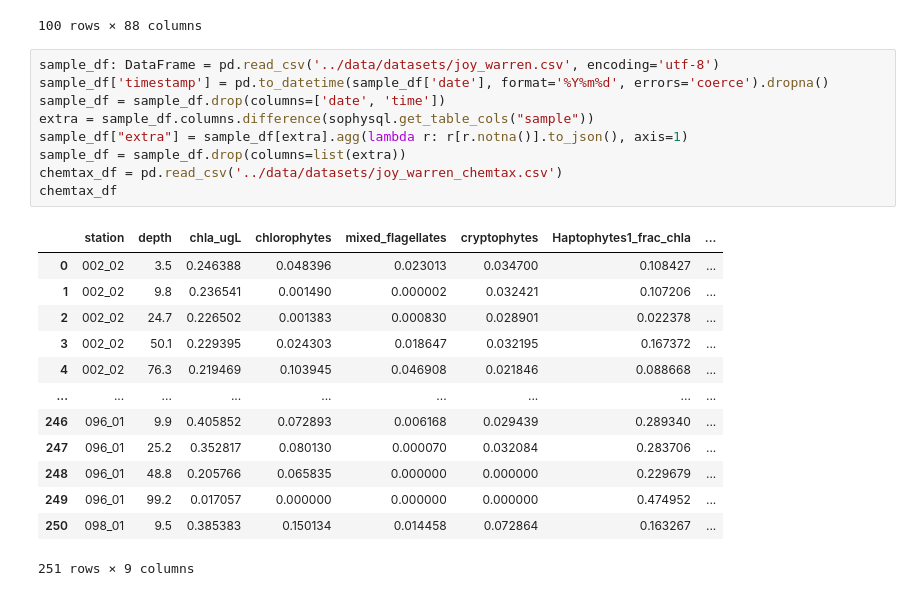
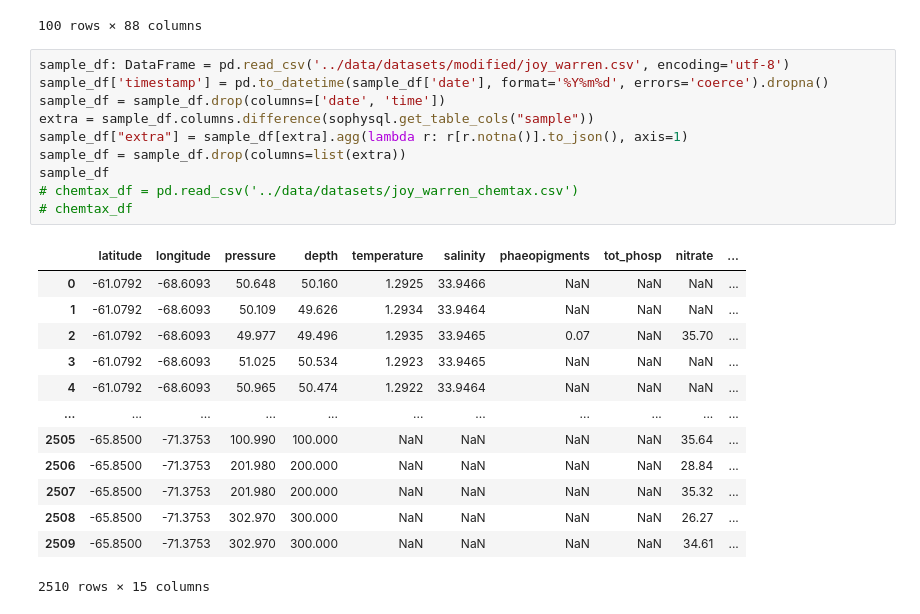
Before and after one commit to ayushnag/sophy, a Jupyter notebook: sophy/sophysandbox.ipynb, the cells around one changed output. Drawn from its saved outputs; the diff is of its cells as text.

```diff
--- a/db/sophysandbox.ipynb
+++ b/sophy/sophysandbox.ipynb
@@ -695,25 +797,26 @@ pd.read_csv('../data/datasets/lter.csv', encoding='unicode_escape').head(100)
 | 99 | PD91-09 | 11/9/1991 13:05 | 313.0 | 13.0 | 600.0 | 54.0 | 600.0 | 60.0 | ... |
 100 rows × 88 columns
 # %%
-sample_df: DataFrame = pd.read_csv('../data/datasets/joy_warren.csv', encoding='utf-8')
+sample_df: DataFrame = pd.read_csv('../data/datasets/modified/joy_warren.csv', encoding='utf-8')
 sample_df['timestamp'] = pd.to_datetime(sample_df['date'], format='%Y%m%d', errors='coerce').dropna()
 sample_df = sample_df.drop(columns=['date', 'time'])
 extra = sample_df.columns.difference(sophysql.get_table_cols("sample"))
 sample_df["extra"] = sample_df[extra].agg(lambda r: r[r.notna()].to_json(), axis=1)
 sample_df = sample_df.drop(columns=list(extra))
-chemtax_df = pd.read_csv('../data/datasets/joy_warren_chemtax.csv')
-chemtax_df
+sample_df
+# chemtax_df = pd.read_csv('../data/datasets/joy_warren_chemtax.csv')
+# chemtax_df
 # %% [output]
-|  | station | depth | chla_ugL | chlorophytes | mixed_flagellates | cryptophytes | Haptophytes1_frac_chla | ... |
-| 0 | 002_02 | 3.5 | 0.246388 | 0.048396 | 0.023013 | 0.034700 | 0.108427 | ... |
-| 1 | 002_02 | 9.8 | 0.236541 | 0.001490 | 0.000002 | 0.032421 | 0.107206 | ... |
-| 2 | 002_02 | 24.7 | 0.226502 | 0.001383 | 0.000830 | 0.028901 | 0.022378 | ... |
-| 3 | 002_02 | 50.1 | 0.229395 | 0.024303 | 0.018647 | 0.032195 | 0.167372 | ... |
-| 4 | 002_02 | 76.3 | 0.219469 | 0.103945 | 0.046908 | 0.021846 | 0.088668 | ... |
-| ... | ... | ... | ... | ... | ... | ... | ... | ... |
-| 246 | 096_01 | 9.9 | 0.405852 | 0.072893 | 0.006168 | 0.029439 | 0.289340 | ... |
-| 247 | 096_01 | 25.2 | 0.352817 | 0.080130 | 0.000070 | 0.032084 | 0.283706 | ... |
-| 248 | 096_01 | 48.8 | 0.205766 | 0.065835 | 0.000000 | 0.000000 | 0.229679 | ... |
-| 249 | 096_01 | 99.2 | 0.017057 | 0.000000 | 0.000000 | 0.000000 | 0.474952 | ... |
-| 250 | 098_01 | 9.5 | 0.385383 | 0.150134 | 0.014458 | 0.072864 | 0.163267 | ... |
+|  | latitude | longitude | pressure | depth | temperature | salinity | phaeopigments | tot_phosp | nitrate | ... |
+| 0 | -61.0792 | -68.6093 | 50.648 | 50.160 | 1.2925 | 33.9466 | NaN | NaN | NaN | ... |
+| 1 | -61.0792 | -68.6093 | 50.109 | 49.626 | 1.2934 | 33.9464 | NaN | NaN | NaN | ... |
+| 2 | -61.0792 | -68.6093 | 49.977 | 49.496 | 1.2935 | 33.9465 | 0.07 | NaN | 35.70 | ... |
+| 3 | -61.0792 | -68.6093 | 51.025 | 50.534 | 1.2923 | 33.9465 | NaN | NaN | NaN | ... |
+| 4 | -61.0792 | -68.6093 | 50.965 | 50.474 | 1.2922 | 33.9464 | NaN | NaN | NaN | ... |
+| ... | ... | ... | ... | ... | ... | ... | ... | ... | ... | ... |
+| 2505 | -65.8500 | -71.3753 | 100.990 | 100.000 | NaN | NaN | NaN | NaN | 35.64 | ... |
+| 2506 | -65.8500 | -71.3753 | 201.980 | 200.000 | NaN | NaN | NaN | NaN | 28.84 | ... |
+| 2507 | -65.8500 | -71.3753 | 201.980 | 200.000 | NaN | NaN | NaN | NaN | 35.32 | ... |
+| 2508 | -65.8500 | -71.3753 | 302.970 | 300.000 | NaN | NaN | NaN | NaN | 26.27 | ... |
+| 2509 | -65.8500 | -71.3753 | 302.970 | 300.000 | NaN | NaN | NaN | NaN | 34.61 | ... |
-251 rows × 9 columns
+2510 rows × 15 columns
```
Also changed, not shown: parts of 7 cells of this notebook, 13 other files.
